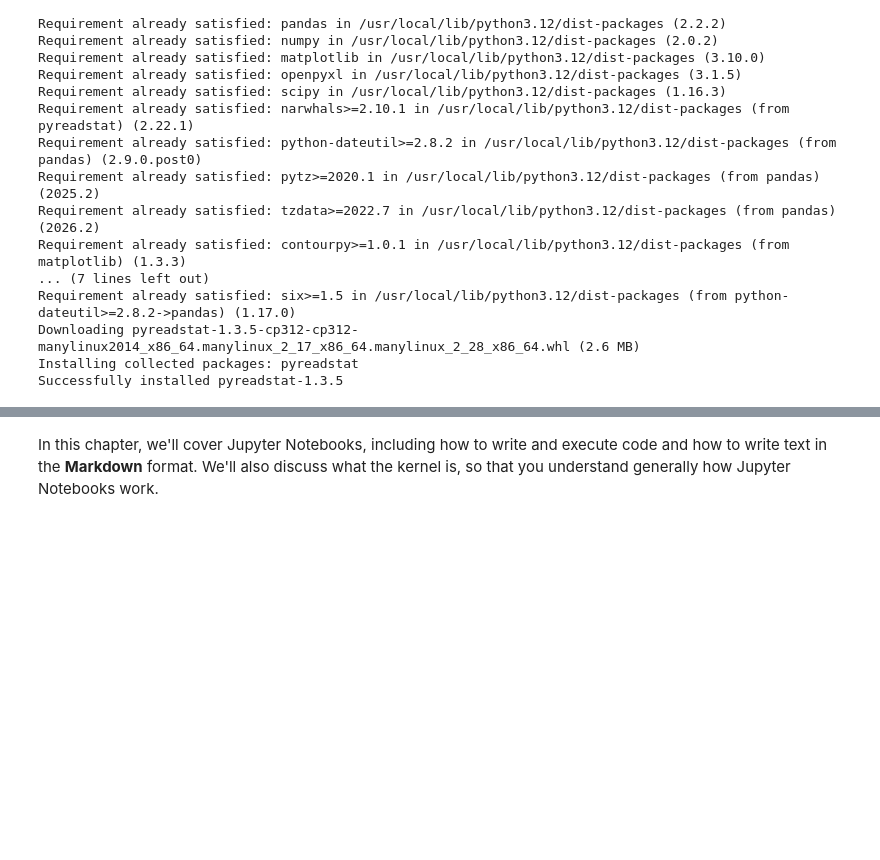
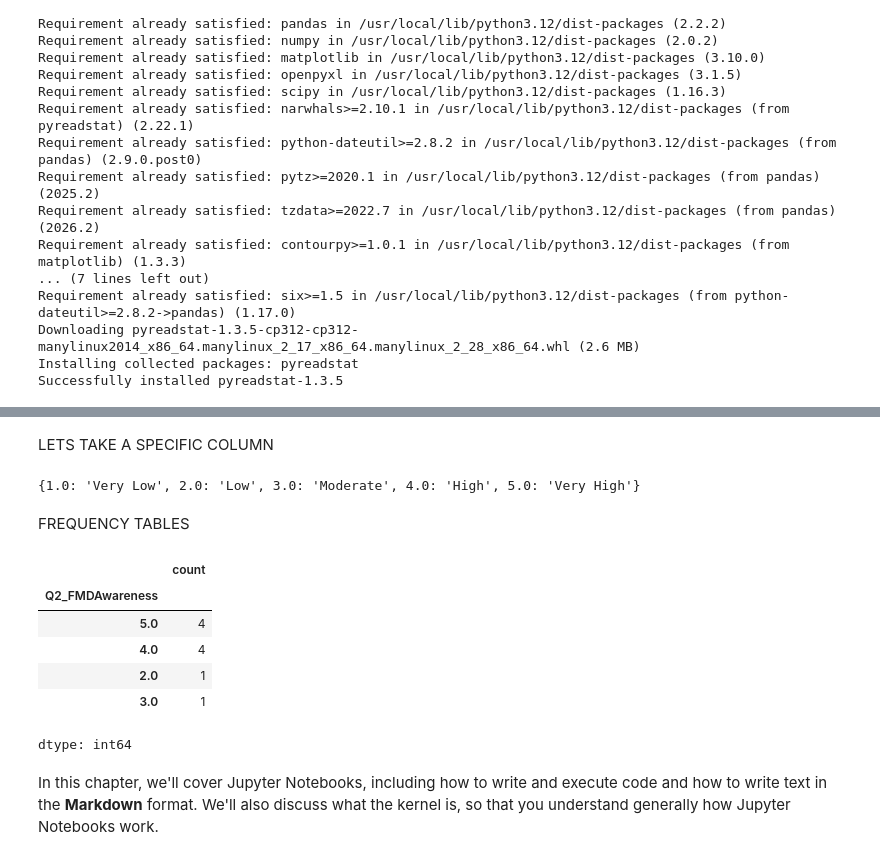
Before and after one commit to TsholoMolefe/CovidPortfolioProject, a Jupyter notebook: content/02-getting-started/jupyter_notebooks.ipynb, the cells around one changed output, grey strips where cells are left out. Saved outputs shown, nothing was run; the diff lists cells and outputs as text; code cells hidden in the pictures; blank space fills up the shorter version.

```diff
--- a/content/02-getting-started/jupyter_notebooks.ipynb
+++ b/content/02-getting-started/jupyter_notebooks.ipynb
@@ -32,3 +150,21 @@ plt.rcParams["figure.figsize"] = (10,6)
+# %% [markdown]
+LETS TAKE A SPECIFIC COLUMN
+# %%
+meta.variable_value_labels["Q2_FMDAwareness"]
+# %% [output]
+{1.0: 'Very Low', 2.0: 'Low', 3.0: 'Moderate', 4.0: 'High', 5.0: 'Very High'}
+# %% [markdown]
+FREQUENCY TABLES
+# %%
+df["Q2_FMDAwareness"].value_counts()
+# %% [output]
+|  | count |
+| Q2_FMDAwareness |  |
+| 5.0 | 4 |
+| 4.0 | 4 |
+| 2.0 | 1 |
+| 3.0 | 1 |
+dtype: int64
 # %% [markdown]
 In this chapter, we'll cover Jupyter Notebooks, including how to write and execute code and how to write text in the **Markdown** format. We'll also discuss what the kernel is, so that you understand generally how Jupyter Notebooks work.
 # %% [markdown]
```
Also changed, not shown: parts of 10 cells of this notebook.
